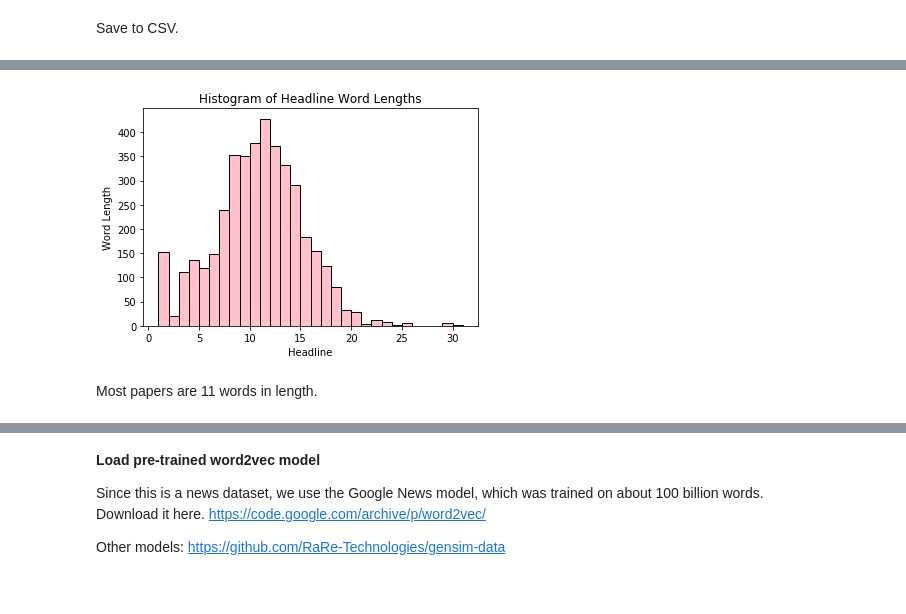
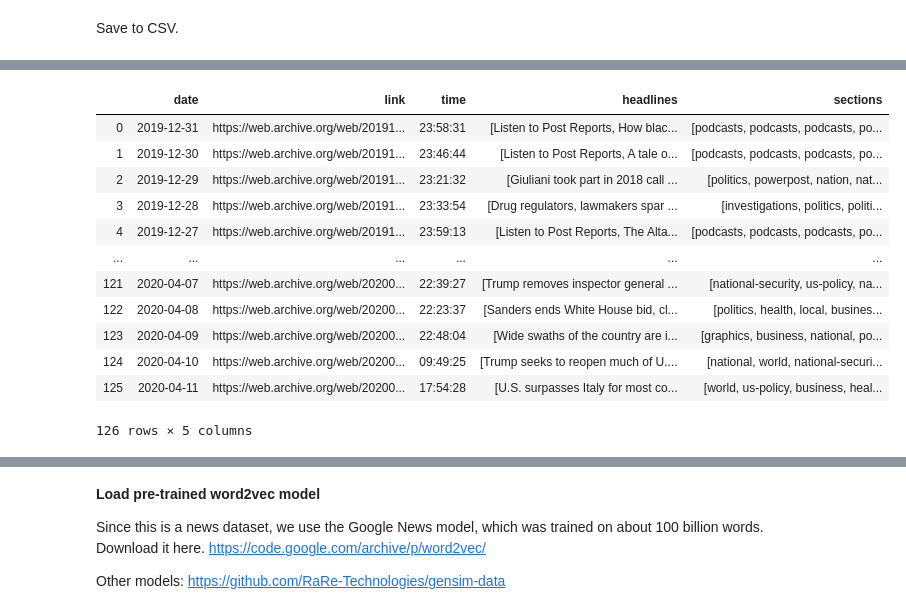
Before and after one commit to brienna/coronavirus-news-analysis, a Jupyter notebook: 2020_04_09_washington_post_scraper.ipynb, the cells around one changed output, grey strips where cells are left out. Saved outputs shown, nothing was run; the diff lists cells and outputs as text; code cells hidden in the pictures.

```diff
--- a/2020_04_09_washington_post_scraper.ipynb
+++ b/2020_04_09_washington_post_scraper.ipynb
@@ -269,16 +248,0 @@ Scrape headlines from each page in the links.
-# %%
-browser = webdriver.Firefox(executable_path='/usr/local/bin/geckodriver', options=opts) # brew install chromedriver then see in terminal where it was installed to and paste this
-
-for day in data:
-    if len(data[day]['headlines']) == 0:
-        print('Scraping ' + str(day) + '...')
-        link = data[day]['link']
-        print(link)
-        browser.get(link)
-        day_headlines = browser.find_elements_by_class_name('headline')
-        sections, headlines_to_remove = get_sections(day_headlines)
-        data[day]['sections'] = sections
-        data[day]['headlines'] = [x.text for i, x in enumerate(day_headlines) if i not in headlines_to_remove]
-        print('Found headlines: ' + str(len(data[day]['headlines'])))
-        print('Found sections: ' + str(len(data[day]['sections'])))
-        time.sleep(5)
@@ -364,16 +248,0 @@ data[datetime.datetime(2019, 12, 8, 0, 0)]
-# %%
-browser = webdriver.Firefox(executable_path='/usr/local/bin/geckodriver', options=opts) # brew install chromedriver then see in terminal where it was installed to and paste this
-#day = datetime.datetime(2019, 12, 8, 0, 0) # Dec 8
-#day = datetime.datetime(2019, 12, 9, 0, 0) # Dec 9
-#day = datetime.datetime(2020, 4, 8, 0, 0) # April 8
-day = datetime.datetime(2020, 4, 9, 0, 0) # April 9
-#day = datetime.datetime(2020, 4, 10, 0, 0) # April 10
-#browser.get('https://web.archive.org/web/20191210232000/https://www.washingtonpost.com/') # Dec 10
-browser.get(data[day]['link']) # All missing ones except Dec 10
-
-day_headlines = browser.find_elements_by_class_name('headline')
-sections, headlines_to_remove = get_sections(day_headlines)
-data[day]['sections'] = sections
-data[day]['headlines'] = [x.text for i, x in enumerate(day_headlines) if i not in headlines_to_remove]
-print('Found headlines: ' + str(len(data[day]['headlines'])))
-print('Found sections: ' + str(len(data[day]['sections'])))
@@ -525,10 +249,18 @@ headline_lengths
-# %%
-plt.hist(headline_lengths, color='pink', edgecolor='black', bins=30)
-plt.title('Histogram of Headline Word Lengths')
-plt.xlabel('Headline')
-plt.ylabel('Word Length')
-plt.show()
-# %% [output]
-[figure, removed]
-# %% [markdown]
-Most papers are 11 words in length.
+# %%
+df = pd.DataFrame.from_dict(data).T.rename_axis('date').reset_index()
+df.to_csv('data.csv', index=False)
+df
+# %% [output]
+|  | date | link | time | headlines | sections |
+| 0 | 2019-12-31 | https://web.archive.org/web/20191... | 23:58:31 | [Listen to Post Reports, How blac... | [podcasts, podcasts, podcasts, po... |
+| 1 | 2019-12-30 | https://web.archive.org/web/20191... | 23:46:44 | [Listen to Post Reports, A tale o... | [podcasts, podcasts, podcasts, po... |
+| 2 | 2019-12-29 | https://web.archive.org/web/20191... | 23:21:32 | [Giuliani took part in 2018 call ... | [politics, powerpost, nation, nat... |
+| 3 | 2019-12-28 | https://web.archive.org/web/20191... | 23:33:54 | [Drug regulators, lawmakers spar ... | [investigations, politics, politi... |
+| 4 | 2019-12-27 | https://web.archive.org/web/20191... | 23:59:13 | [Listen to Post Reports, The Alta... | [podcasts, podcasts, podcasts, po... |
+| ... | ... | ... | ... | ... | ... |
+| 121 | 2020-04-07 | https://web.archive.org/web/20200... | 22:39:27 | [Trump removes inspector general ... | [national-security, us-policy, na... |
+| 122 | 2020-04-08 | https://web.archive.org/web/20200... | 22:23:37 | [Sanders ends White House bid, cl... | [politics, health, local, busines... |
+| 123 | 2020-04-09 | https://web.archive.org/web/20200... | 22:48:04 | [Wide swaths of the country are i... | [graphics, business, national, po... |
+| 124 | 2020-04-10 | https://web.archive.org/web/20200... | 09:49:25 | [Trump seeks to reopen much of U.... | [national, world, national-securi... |
+| 125 | 2020-04-11 | https://web.archive.org/web/20200... | 17:54:28 | [U.S. surpasses Italy for most co... | [world, us-policy, business, heal... |
+126 rows × 5 columns
```
Also changed, not shown: parts of 84 cells of this notebook.
